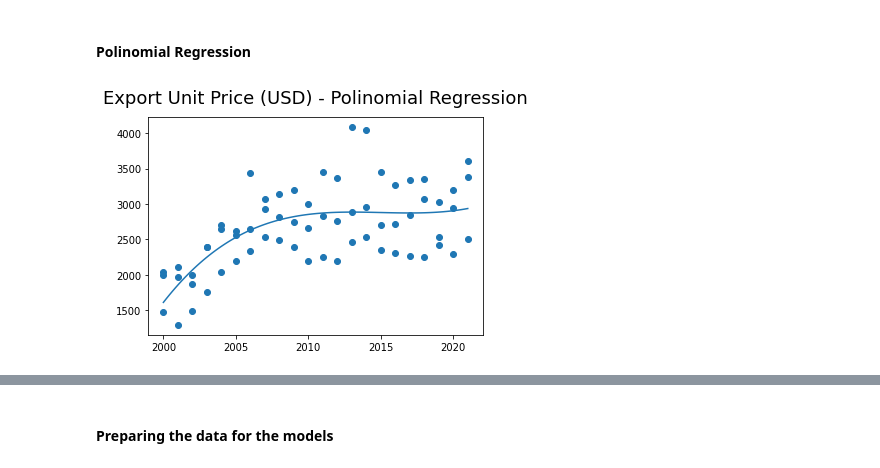
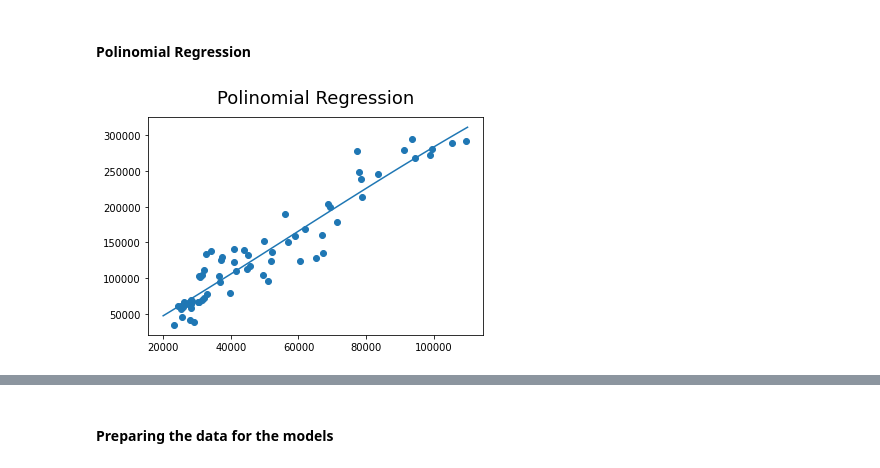
Before and after one commit to LuizLopes-cct/CA2, a Jupyter notebook: CA2_Machine_Learning.ipynb, the cells around one changed output, grey strips where cells are left out. Saved outputs shown, nothing was run; the diff lists cells and outputs as text; code cells hidden in the pictures.

```diff
--- a/CA2_Machine_Learning.ipynb
+++ b/CA2_Machine_Learning.ipynb
@@ -62,5 +60,5 @@ I want to predict the Export Unit price in USD based on my Sample data, for this
 # %% [markdown]
 #### Linear Regression
 # %%
-X = df['Year']
-y = df[eprice]
+X = df['Export Quantity']
+y = df['Export Value']
@@ -100,11 +83,11 @@ plt.show()
 # %%
 polymodel = np.poly1d(np.polyfit(X, y, 3))
 
-polyline = np.linspace(2000, 2021, 100)
+polyline = np.linspace(20000, 110000, 100)
 
 plt.scatter(X, y)
 plt.plot(polyline, polymodel(polyline))
-title(f'{eprice} - Polinomial Regression');
+title('Polinomial Regression');
 plt.show()
 # %% [output]
-[figure, old version]
+[figure, new version]
```
Also changed, not shown: parts of 54 cells of this notebook, 6 other files.
